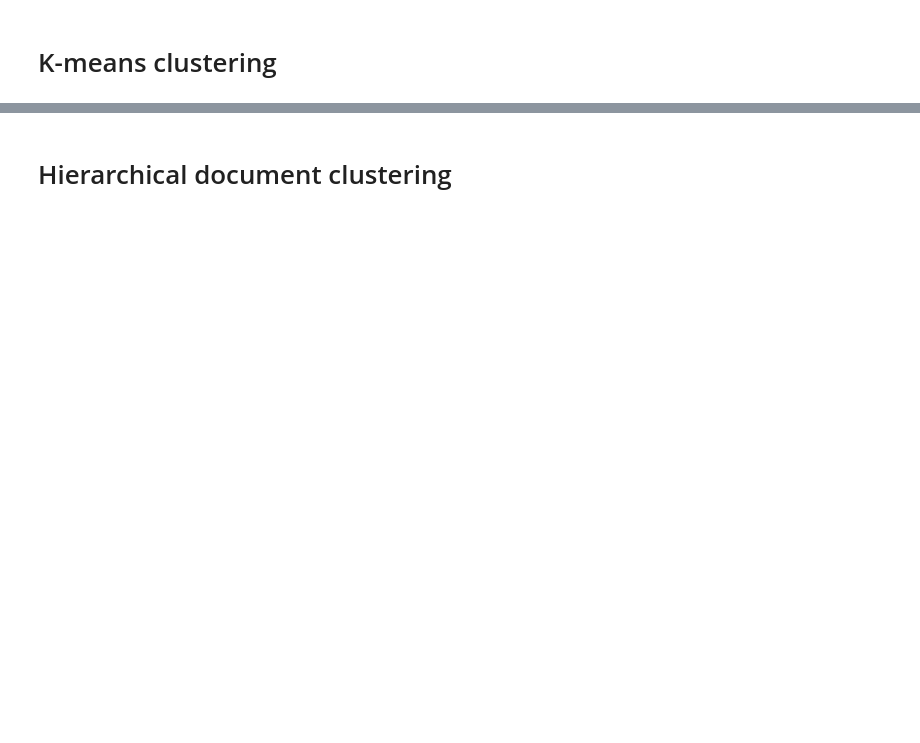
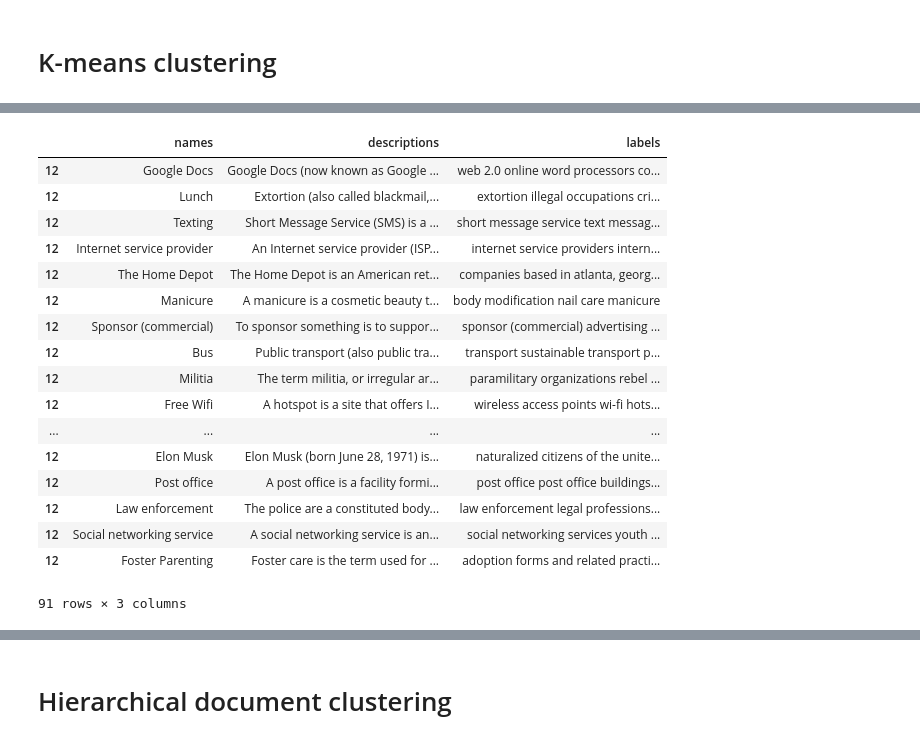
Before and after one commit to nowthisnews/youtube-8m, a Jupyter notebook: notebooks/data_pipeline.ipynb, the cells around one changed output, grey strips where cells are left out. Saved outputs shown, nothing was run; the diff lists cells and outputs as text; code cells hidden in the pictures; blank space fills up the shorter version.

```diff
--- a/notebooks/data_pipeline.ipynb
+++ b/notebooks/data_pipeline.ipynb
@@ -327,4 +362,23 @@ data = { 'names': names, 'descriptions': descriptions, 'labels': labels}
 
 frame = pd.DataFrame(data, index = [clusters] , columns = ['names', 'descriptions', 'labels'])
 # %%
-frame.ix[0]
+frame.ix[12]
+# %% [output]
+|  | names | descriptions | labels |
+| 12 | Google Docs | Google Docs (now known as Google ... | web 2.0 online word processors co... |
+| 12 | Lunch | Extortion (also called blackmail,... | extortion illegal occupations cri... |
+| 12 | Texting | Short Message Service (SMS) is a ... | short message service text messag... |
+| 12 | Internet service provider | An Internet service provider (ISP... | internet service providers intern... |
+| 12 | The Home Depot | The Home Depot is an American ret... | companies based in atlanta, georg... |
+| 12 | Manicure | A manicure is a cosmetic beauty t... | body modification nail care manicure |
+| 12 | Sponsor (commercial) | To sponsor something is to suppor... | sponsor (commercial) advertising ... |
+| 12 | Bus | Public transport (also public tra... | transport sustainable transport p... |
+| 12 | Militia | The term militia, or irregular ar... | paramilitary organizations rebel ... |
+| 12 | Free Wifi | A hotspot is a site that offers I... | wireless access points wi-fi hots... |
+| ... | ... | ... | ... |
+| 12 | Elon Musk | Elon Musk (born June 28, 1971) is... | naturalized citizens of the unite... |
+| 12 | Post office | A post office is a facility formi... | post office post office buildings... |
+| 12 | Law enforcement | The police are a constituted body... | law enforcement legal professions... |
+| 12 | Social networking service | A social networking service is an... | social networking services youth ... |
+| 12 | Foster Parenting | Foster care is the term used for ... | adoption forms and related practi... |
+91 rows × 3 columns
```
Also changed, not shown: parts of 29 cells of this notebook.
